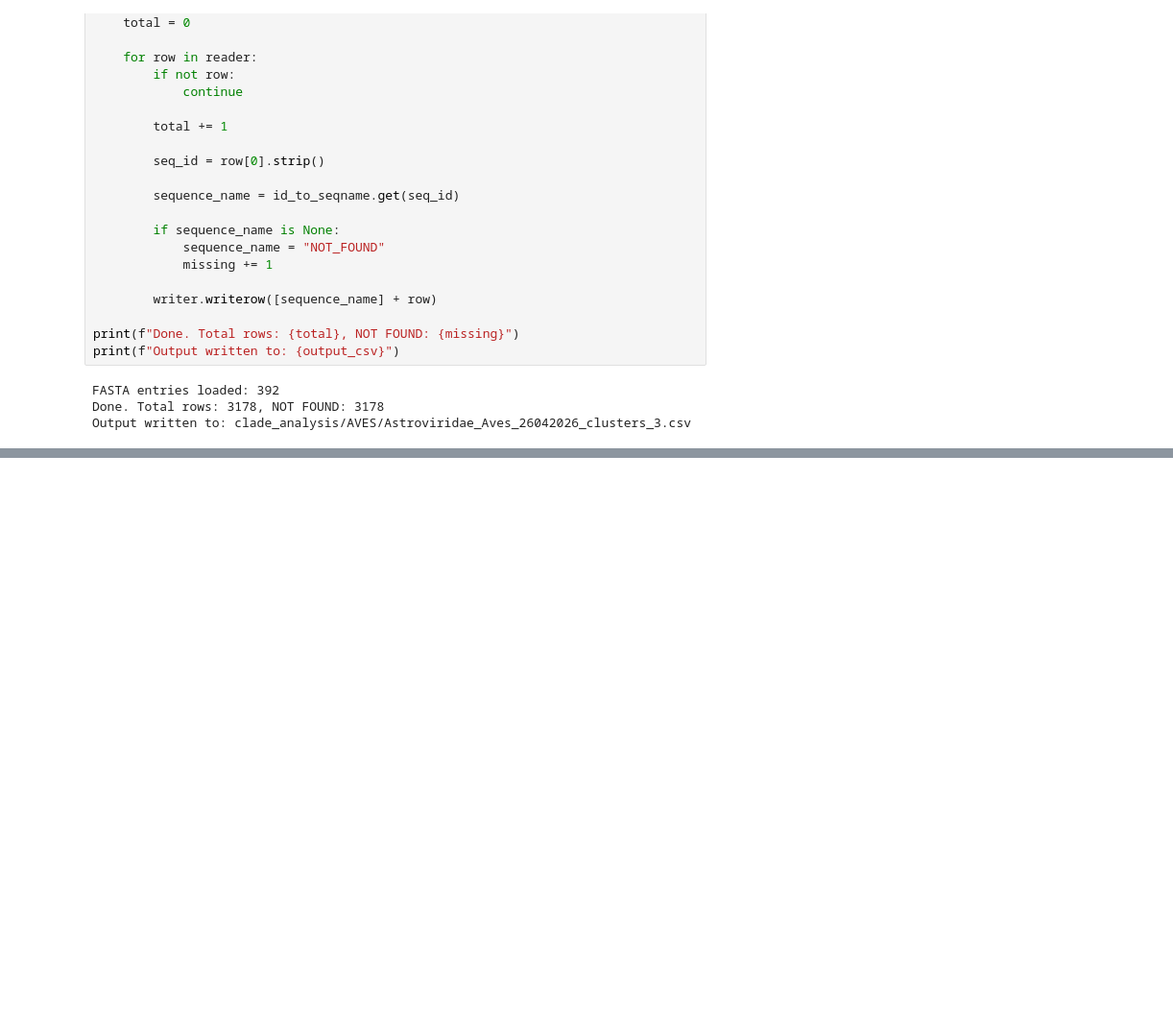
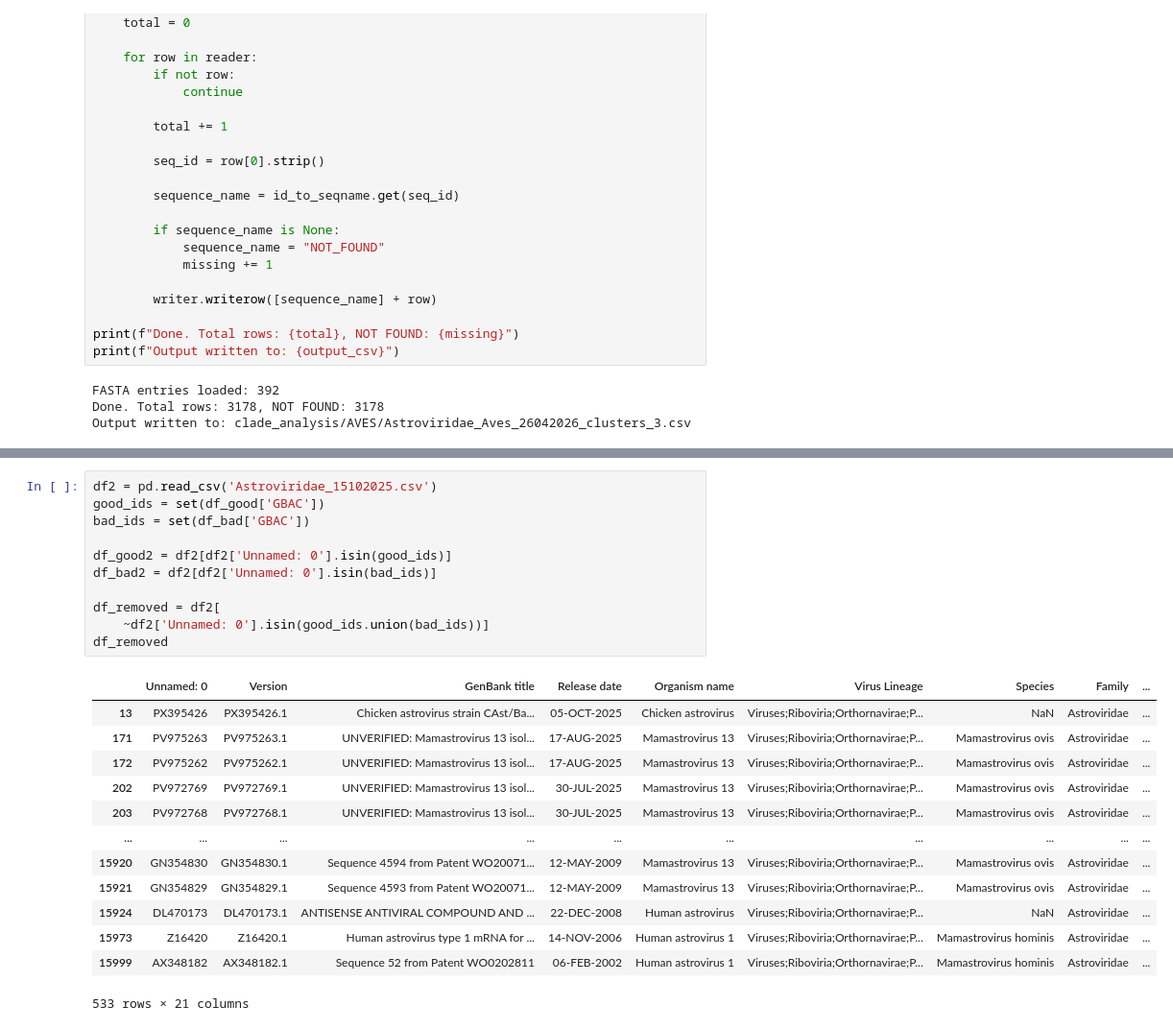
Before and after one commit to akarnaukhova2003/Astroviridae_database, a Jupyter notebook: data/find_orfs_from_interpro.ipynb, the cells around one changed output, grey strips where cells are left out. Shown at 96% size. Saved outputs shown, nothing was run; the diff lists cells and outputs as text; blank space fills up the shorter version.

```diff
--- a/data/find_orfs_from_interpro.ipynb
+++ b/data/find_orfs_from_interpro.ipynb
@@ -1654,0 +1736,25 @@ Output written to: clade_analysis/AVES/Astroviridae_Aves_26042026_clusters_3.csv
+# %%
+df2 = pd.read_csv('Astroviridae_15102025.csv')
+good_ids = set(df_good['GBAC'])
+bad_ids = set(df_bad['GBAC'])
+
+df_good2 = df2[df2['Unnamed: 0'].isin(good_ids)]
+df_bad2 = df2[df2['Unnamed: 0'].isin(bad_ids)]
+
+df_removed = df2[
+    ~df2['Unnamed: 0'].isin(good_ids.union(bad_ids))]
+df_removed
+# %% [output]
+|  | Unnamed: 0 | Version | GenBank title | Release date | Organism name | Virus Lineage | Species | Family | ... |
+| 13 | PX395426 | PX395426.1 | Chicken astrovirus strain CAst/Ba... | 05-OCT-2025 | Chicken astrovirus | Viruses;Riboviria;Orthornavirae;P... | NaN | Astroviridae | ... |
+| 171 | PV975263 | PV975263.1 | UNVERIFIED: Mamastrovirus 13 isol... | 17-AUG-2025 | Mamastrovirus 13 | Viruses;Riboviria;Orthornavirae;P... | Mamastrovirus ovis | Astroviridae | ... |
+| 172 | PV975262 | PV975262.1 | UNVERIFIED: Mamastrovirus 13 isol... | 17-AUG-2025 | Mamastrovirus 13 | Viruses;Riboviria;Orthornavirae;P... | Mamastrovirus ovis | Astroviridae | ... |
+| 202 | PV972769 | PV972769.1 | UNVERIFIED: Mamastrovirus 13 isol... | 30-JUL-2025 | Mamastrovirus 13 | Viruses;Riboviria;Orthornavirae;P... | Mamastrovirus ovis | Astroviridae | ... |
+| 203 | PV972768 | PV972768.1 | UNVERIFIED: Mamastrovirus 13 isol... | 30-JUL-2025 | Mamastrovirus 13 | Viruses;Riboviria;Orthornavirae;P... | Mamastrovirus ovis | Astroviridae | ... |
+| ... | ... | ... | ... | ... | ... | ... | ... | ... | ... |
+| 15920 | GN354830 | GN354830.1 | Sequence 4594 from Patent WO20071... | 12-MAY-2009 | Mamastrovirus 13 | Viruses;Riboviria;Orthornavirae;P... | Mamastrovirus ovis | Astroviridae | ... |
+| 15921 | GN354829 | GN354829.1 | Sequence 4593 from Patent WO20071... | 12-MAY-2009 | Mamastrovirus 13 | Viruses;Riboviria;Orthornavirae;P... | Mamastrovirus ovis | Astroviridae | ... |
+| 15924 | DL470173 | DL470173.1 | ANTISENSE ANTIVIRAL COMPOUND AND ... | 22-DEC-2008 | Human astrovirus | Viruses;Riboviria;Orthornavirae;P... | NaN | Astroviridae | ... |
+| 15973 | Z16420 | Z16420.1 | Human astrovirus type 1 mRNA for ... | 14-NOV-2006 | Human astrovirus 1 | Viruses;Riboviria;Orthornavirae;P... | Mamastrovirus hominis | Astroviridae | ... |
+| 15999 | AX348182 | AX348182.1 | Sequence 52 from Patent WO0202811 | 06-FEB-2002 | Human astrovirus 1 | Viruses;Riboviria;Orthornavirae;P... | Mamastrovirus hominis | Astroviridae | ... |
+533 rows × 21 columns
```
Also changed, not shown: parts of 9 cells of this notebook, 23 other files.
